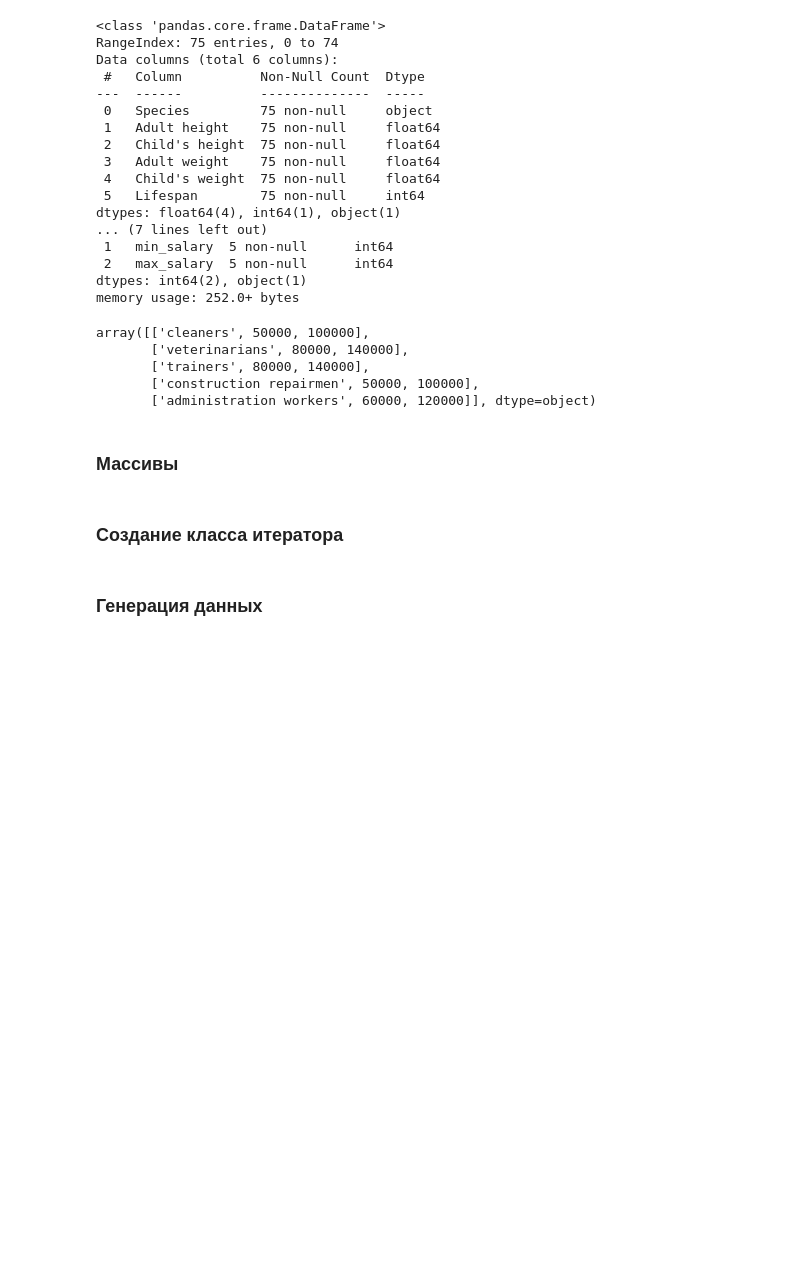
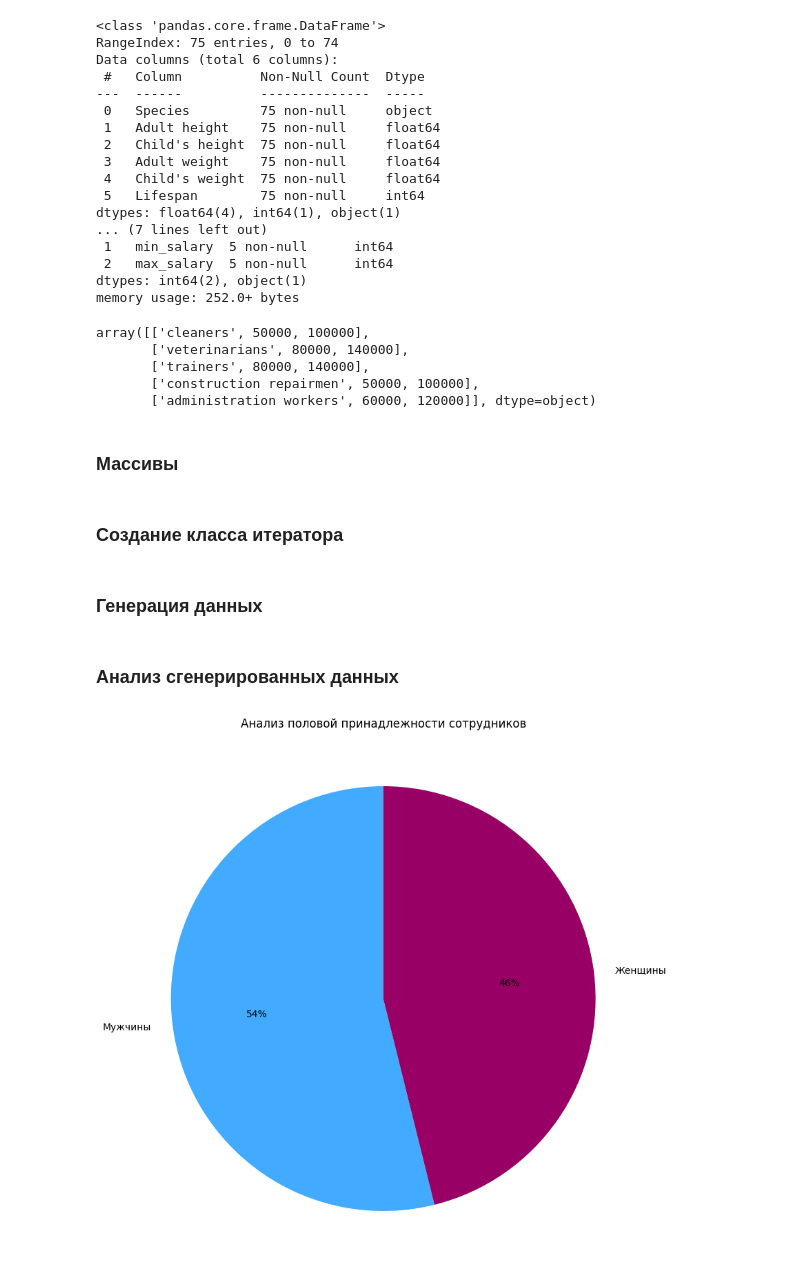
Before and after one commit to Iwonderfull/sorting, a Jupyter notebook: src/bsa/GenerateData_Staff.ipynb, the cells around one changed output. Drawn from its saved outputs; the diff is of its cells as text; code cells hidden in the pictures; blank space fills up the shorter version.

```diff
--- a/src/bsa/GenerateData_Staff.ipynb
+++ b/src/bsa/GenerateData_Staff.ipynb
@@ -261,3 +261,22 @@ def create_file(file_path, header,  num_rows):
 # %%
 staffs_file_path = your_path + 'Staff.xlsx'
 create_file(staffs_file_path, ['surname', 'name', 'patronymic', 'gender', 'date_of_birth', 'date_of_employment', 'salary', 'post'], num_rows)
+# %% [markdown]
+### Анализ сгенерированных данных
+# %%
+dt_staff = pd.read_excel("C:/Users/Sonya/Documents/Практика/Jupyter/Staff.xlsx")
+# %%
+gender_counts = dt_staff['gender'].value_counts()
+
+labels = ['Мужчины', 'Женщины']
+colors = ['#42aaff', '#990066']
+
+gender_mapping = {'M': 'Мужчины', 'F': 'Женщины'}
+dt_staff['gender_label'] = dt_staff['gender'].map(gender_mapping)
+
+plt.figure(figsize=(10, 10), facecolor='White')
+plt.pie(gender_counts, labels=labels, autopct='%0.0f%%', startangle=90, colors=colors)
+plt.title('Анализ половой принадлежности сотрудников')
+plt.show()
+# %% [output]
+[figure, added]
```
Also changed, not shown: parts of 9 cells of this notebook, 2 other files.
